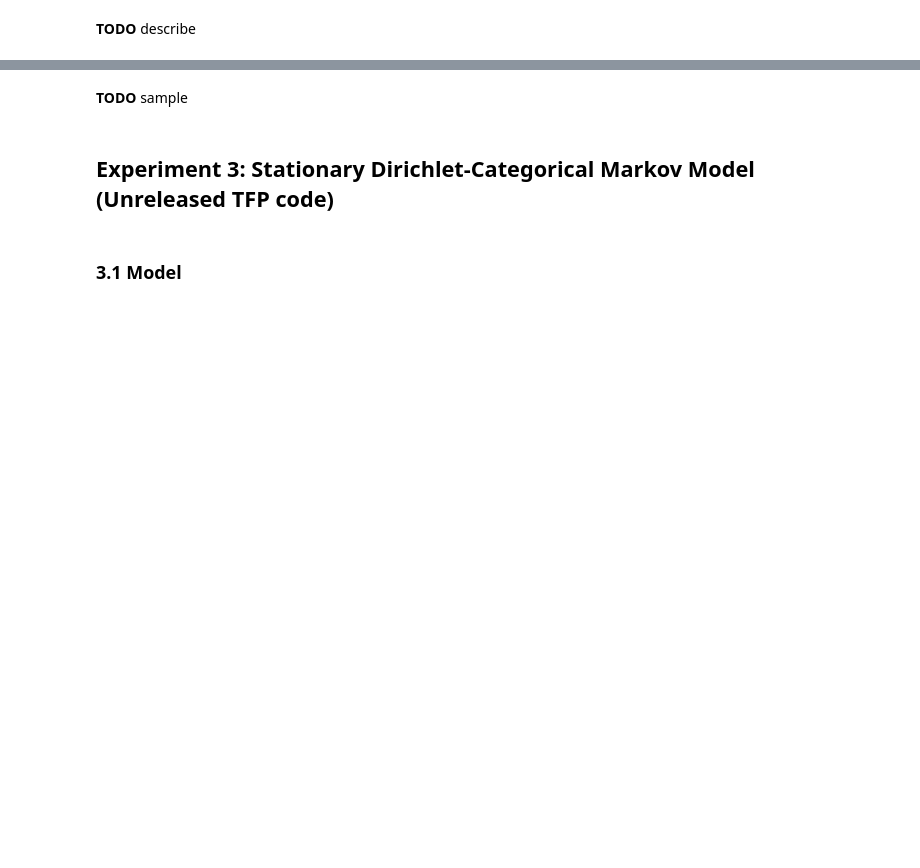
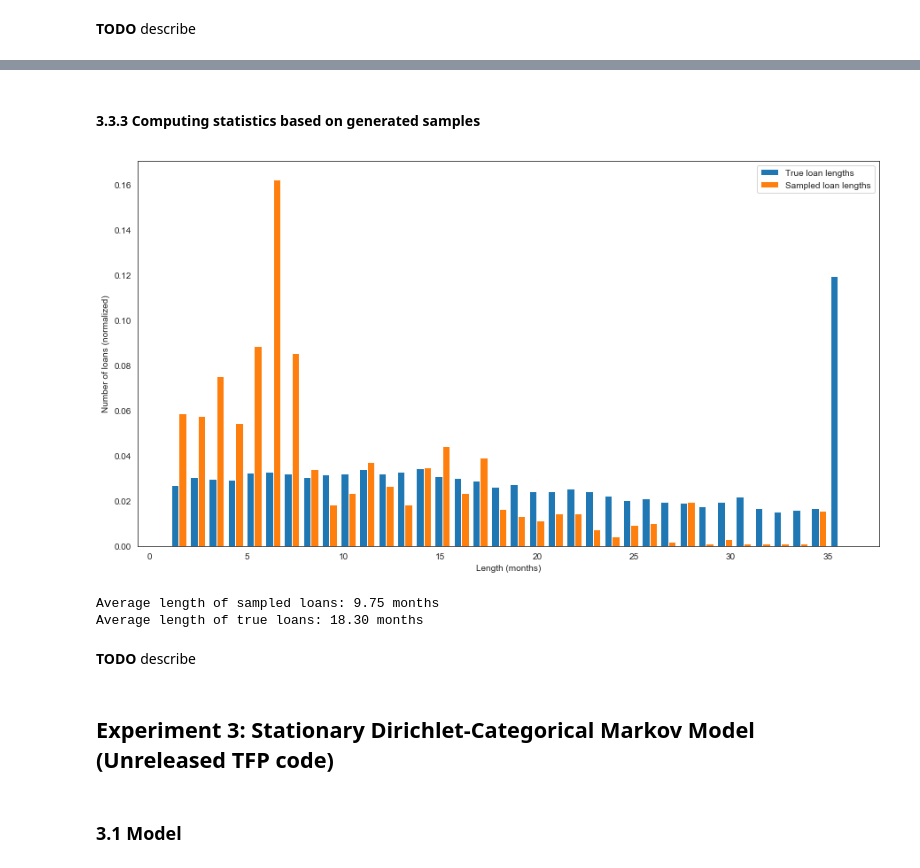
Before and after one commit to basilvetas/lending-club-analysis, a Jupyter notebook: final-project/final-notebook.ipynb, the cells around one changed output, grey strips where cells are left out. Cells and saved outputs as stored; diff of their text form; code cells hidden in the pictures; blank space fills up the shorter version.

```diff
--- a/final-project/final-notebook.ipynb
+++ b/final-project/final-notebook.ipynb
@@ -328,5 +355,13 @@ inferred_qpi_T
+# %% [markdown]
+#### 3.3.3 Computing statistics based on generated samples
+# %%
+sample_and_plot_length_ed(x_0_post, x_post, sess, x_train, inferred_qpi_0)
+# %% [output]
+[figure, added]
+Average length of sampled loans: 9.75 months
+Average length of true loans: 18.30 months
 # %% [markdown]
-**TODO** sample
+**TODO** describe
 # %% [markdown]
 ## Experiment 3: Stationary Dirichlet-Categorical Markov Model (Unreleased TFP code)
 # %% [markdown]
```
Also changed, not shown: parts of 16 cells of this notebook, 2 other files.
